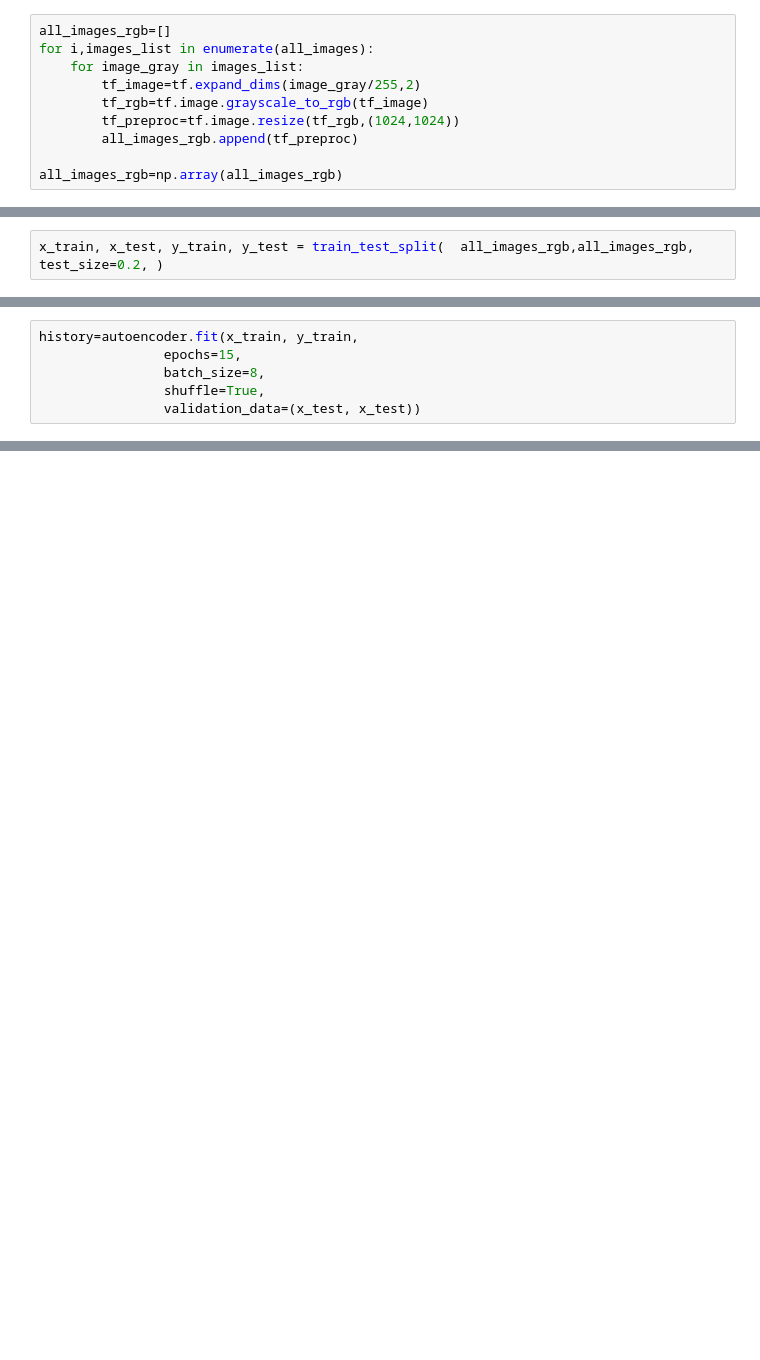
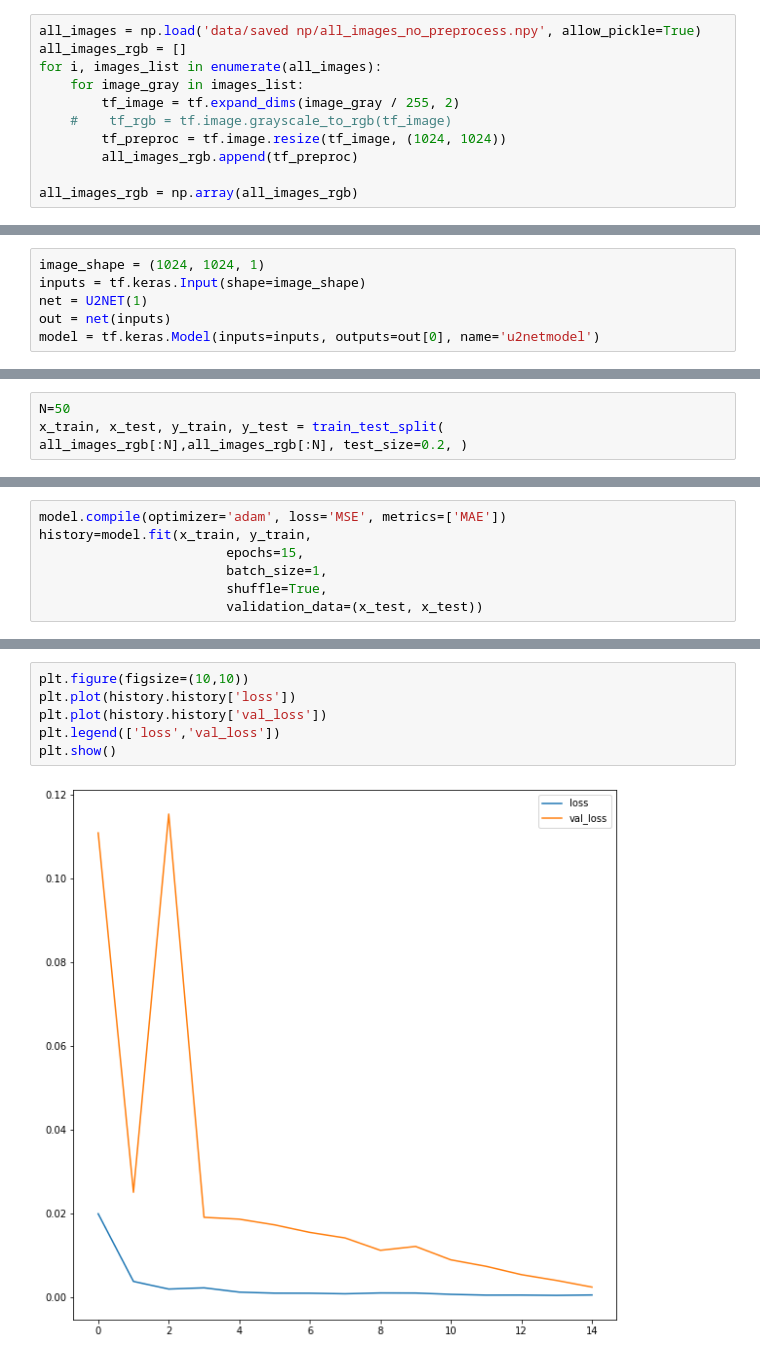
Before and after one commit to dkagramanyan/WC-Co_computer_vision, a Jupyter notebook: 06 - NN.ipynb, the cells around one changed output, grey strips where cells are left out. Cells and saved outputs as stored; diff of their text form; blank space fills up the shorter version.

Commit message:
added u2net autoencoder

```diff
--- a/06 - NN.ipynb
+++ b/06 - NN.ipynb
@@ -15,10 +13,11 @@ all_images=np.load('data/saved np/all_images_no_preprocess.npy',allow_pickle=Tru
 # %%
-all_images_rgb=[]
-for i,images_list in enumerate(all_images):
+all_images = np.load('data/saved np/all_images_no_preprocess.npy', allow_pickle=True)
+all_images_rgb = []
+for i, images_list in enumerate(all_images):
     for image_gray in images_list:
-        tf_image=tf.expand_dims(image_gray/255,2)
-        tf_rgb=tf.image.grayscale_to_rgb(tf_image)
-        tf_preproc=tf.image.resize(tf_rgb,(1024,1024))
+        tf_image = tf.expand_dims(image_gray / 255, 2)
+    #    tf_rgb = tf.image.grayscale_to_rgb(tf_image)
+        tf_preproc = tf.image.resize(tf_image, (1024, 1024))
         all_images_rgb.append(tf_preproc)
 
-all_images_rgb=np.array(all_images_rgb)
+all_images_rgb = np.array(all_images_rgb)
@@ -66 +24,7 @@ autoencoder = tf.keras.Model(input_img, x)
+# %%
+image_shape = (1024, 1024, 1)
+inputs = tf.keras.Input(shape=image_shape)
+net = U2NET(1)
+out = net(inputs)
+model = tf.keras.Model(inputs=inputs, outputs=out[0], name='u2netmodel')
 # %%
@@ -68,2 +45,3 @@ autoencoder.summary()
 # %%
-x_train, x_test, y_train, y_test = train_test_split(  all_images_rgb,all_images_rgb, test_size=0.2, )
+N=50
+x_train, x_test, y_train, y_test = train_test_split(  all_images_rgb[:N],all_images_rgb[:N], test_size=0.2, )
@@ -75,6 +48,7 @@ print(x_test.shape)
 # %%
-history=autoencoder.fit(x_train, y_train,
-                epochs=15,
-                batch_size=8,
-                shuffle=True,
-                validation_data=(x_test, x_test))
+model.compile(optimizer='adam', loss='MSE', metrics=['MAE'])
+history=model.fit(x_train, y_train,
+                        epochs=15,
+                        batch_size=1,
+                        shuffle=True,
+                        validation_data=(x_test, x_test))
@@ -106,0 +73,8 @@ plt.show()
+# %%
+plt.figure(figsize=(10,10))
+plt.plot(history.history['loss'])
+plt.plot(history.history['val_loss'])
+plt.legend(['loss','val_loss'])
+plt.show()
+# %% [output]
+[figure, added]
```
Also changed, not shown: parts of 22 cells of this notebook.
